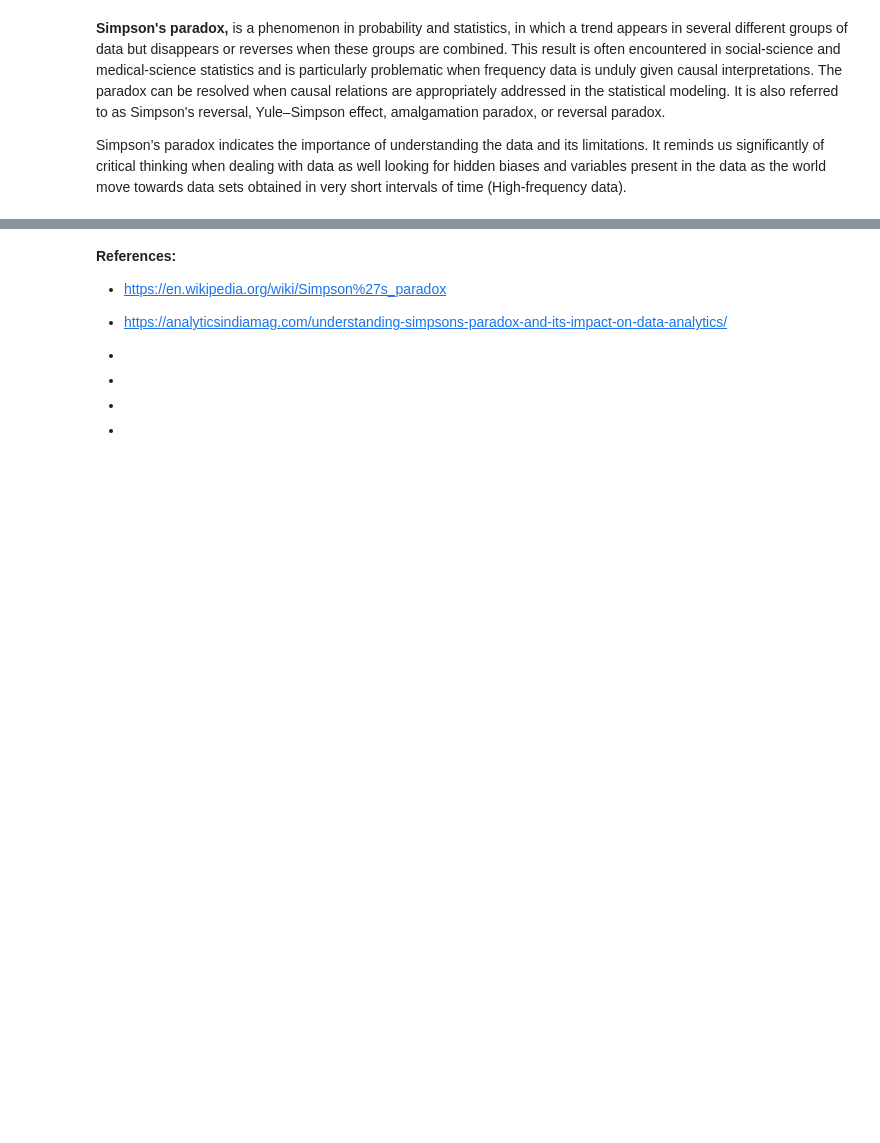
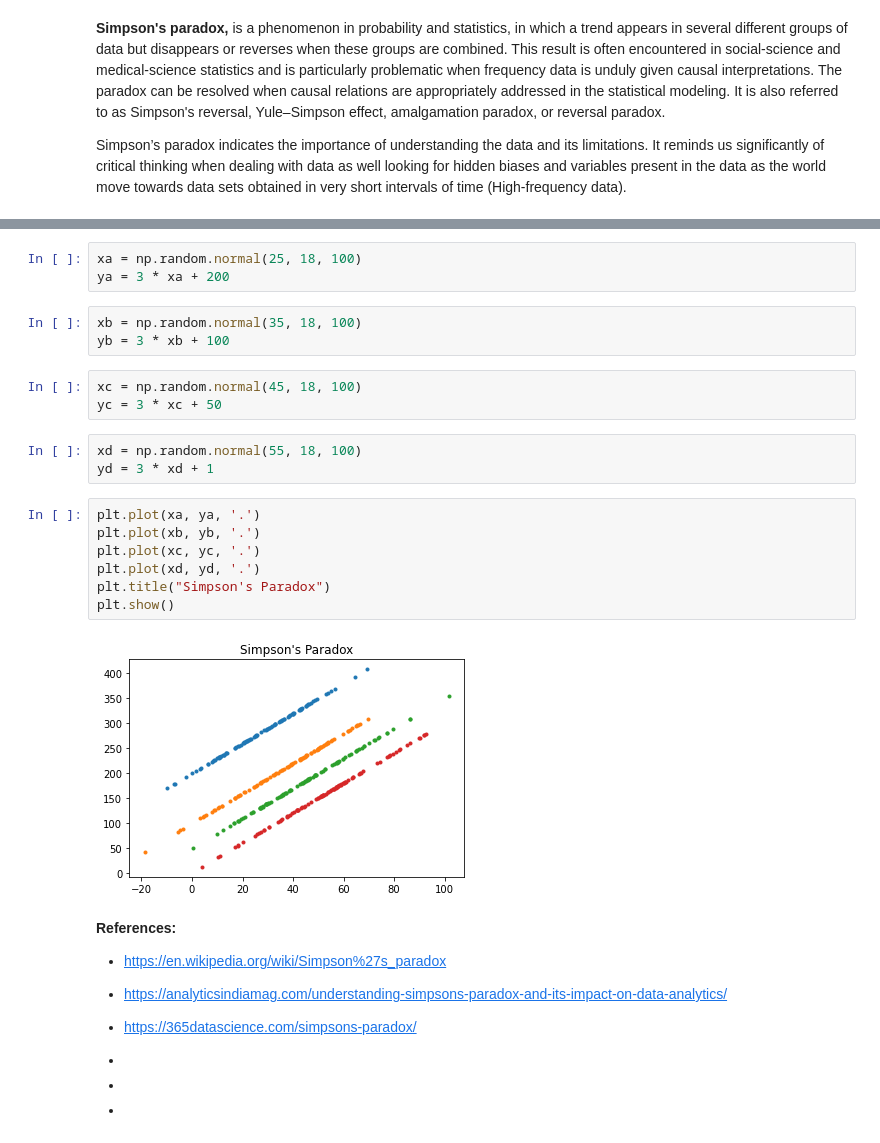
Before and after one commit to radekv23/Tasks-2020, a Jupyter notebook: Tasks.ipynb, the cells around one changed output, grey strips where cells are left out. Drawn from its saved outputs; the diff is of its cells as text; blank space fills up the shorter version.

Commit message:
changing to normal

```diff
--- a/Tasks.ipynb
+++ b/Tasks.ipynb
@@ -428,3 +340,24 @@ plt.show
+# %%
+xa = np.random.normal(25, 18, 100)
+ya = 3 * xa + 200
+# %%
+xb = np.random.normal(35, 18, 100)
+yb = 3 * xb + 100
+# %%
+xc = np.random.normal(45, 18, 100)
+yc = 3 * xc + 50
+# %%
+xd = np.random.normal(55, 18, 100)
+yd = 3 * xd + 1
+# %%
+plt.plot(xa, ya, '.')
+plt.plot(xb, yb, '.')
+plt.plot(xc, yc, '.')
+plt.plot(xd, yd, '.')
+plt.title("Simpson's Paradox")
+plt.show()
+# %% [output]
+[figure, added]
 # %% [markdown]
 **References:**<br>
 
@@ -432,7 +365,7 @@ plt.show
 
 - https://analyticsindiamag.com/understanding-simpsons-paradox-and-its-impact-on-data-analytics/
 
--
+- https://365datascience.com/simpsons-paradox/
 
 -
 
```
Also changed, not shown: parts of 30 cells of this notebook.
